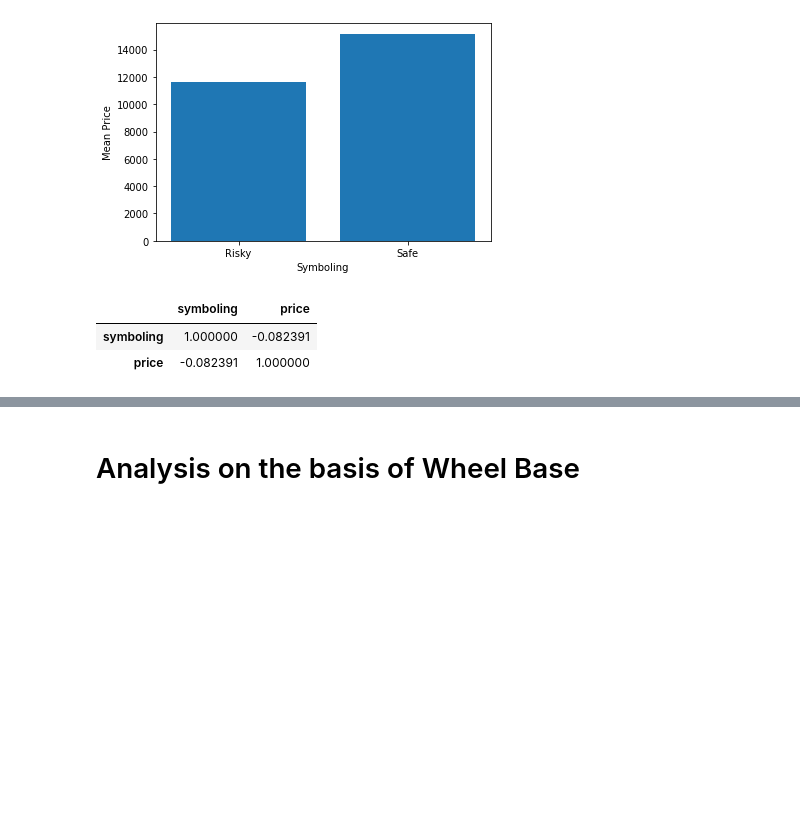
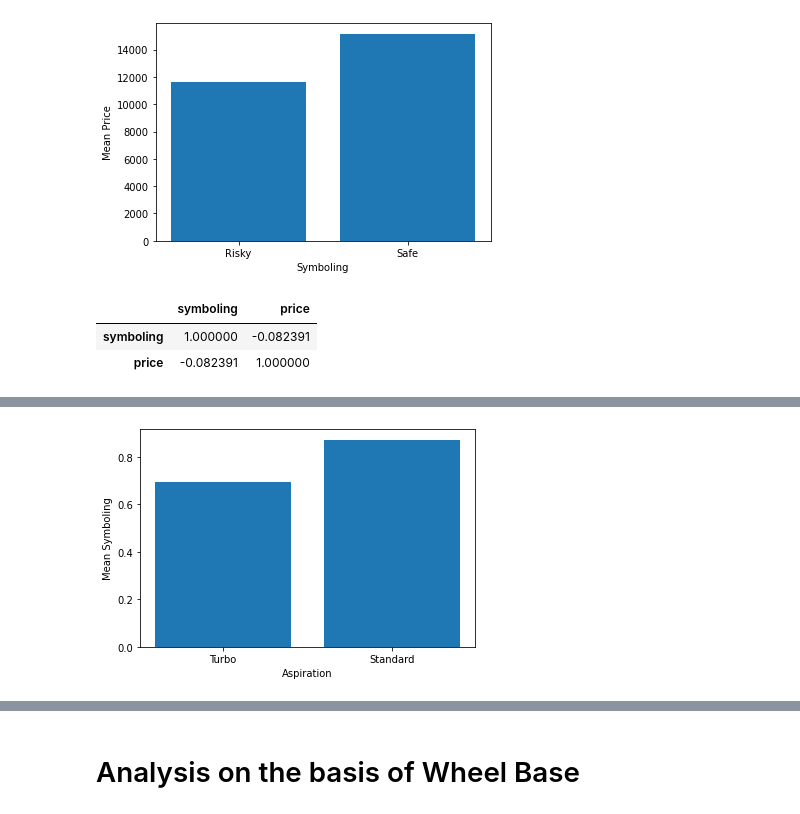
Before and after one commit to aryan-shrivastava09/HenryHarvinDSP, a Jupyter notebook: AutomobileAnalysis.ipynb, the cells around one changed output, grey strips where cells are left out. Drawn from its saved outputs; the diff is of its cells as text; code cells hidden in the pictures; blank space fills up the shorter version.

```diff
--- a/AutomobileAnalysis.ipynb
+++ b/AutomobileAnalysis.ipynb
@@ -150,0 +162,10 @@ df[['symboling', 'price']].corr()
+# %%
+
+mean_turbo_symbol = np.mean(df_turbo.symboling)
+mean_std_symbol = np.mean(df_std.symboling)
+plt.bar(['Turbo', 'Standard'], [mean_turbo_symbol, mean_std_symbol])
+plt.xlabel('Aspiration')
+plt.ylabel('Mean Symboling')
+plt.show()
+# %% [output]
+[figure, added]
```
Also changed, not shown: parts of 8 cells of this notebook, 35 other files.
